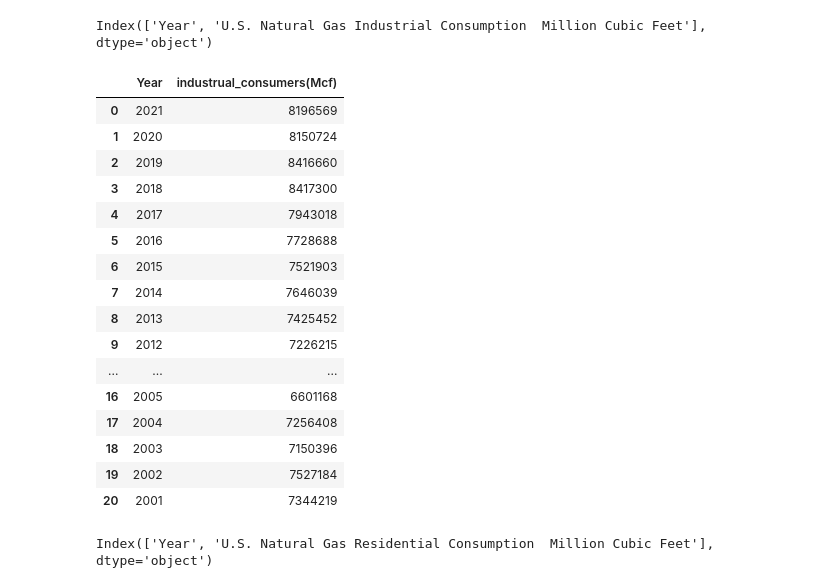
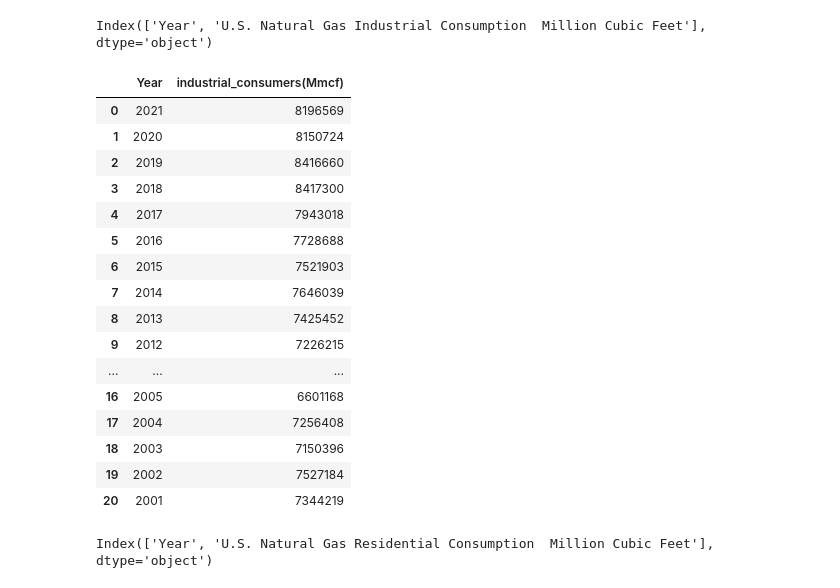
Before and after one commit to FIRE-Phoebe/Gas_Price_analysis, a Jupyter notebook: ETL/ETL_annual_consumer_factors.ipynb, the cells around one changed output. Drawn from its saved outputs; the diff is of its cells as text; code cells hidden in the pictures.

```diff
--- a/ETL/ETL_annual_consumer_factors.ipynb
+++ b/ETL/ETL_annual_consumer_factors.ipynb
@@ -124,15 +124,15 @@ industrial_consumers.columns
 Index(['Year', 'U.S. Natural Gas Industrial Consumption  Million Cubic Feet'], dtype='object')
 # %%
 #rename columns
-industrial_consumers = industrual_consumers.rename(columns = {
+industrial_consumers = industrial_consumers.rename(columns = {
     'U.S. Natural Gas Industrial Consumption  Million Cubic Feet':'industrial_consumers(Mmcf)'
 })
 
 #filter data
 industrial_consumers = industrial_consumers[(industrial_consumers.Year>= int(2001))]
 industrial_consumers
 # %% [output]
-|  | Year | industrual_consumers(Mcf) |
+|  | Year | industrial_consumers(Mmcf) |
 | 0 | 2021 | 8196569 |
 | 1 | 2020 | 8150724 |
 | 2 | 2019 | 8416660 |
```
Also changed, not shown: parts of 2 cells of this notebook, 12 other files.
